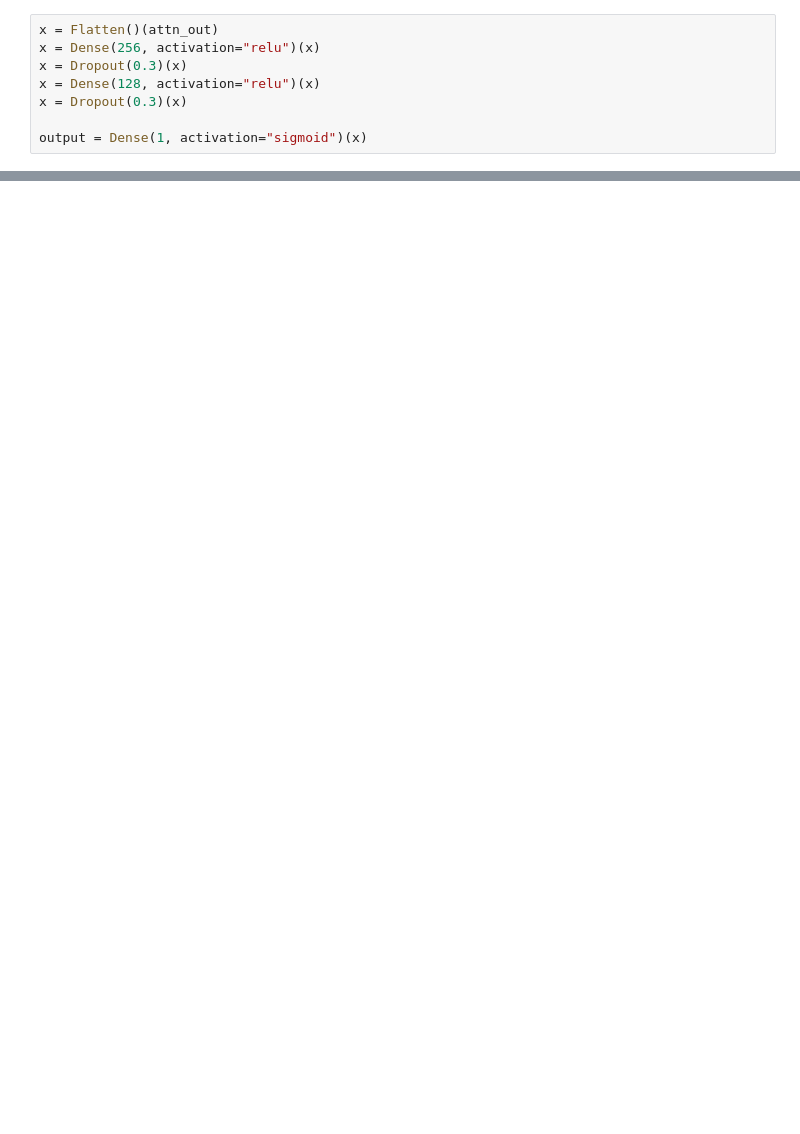
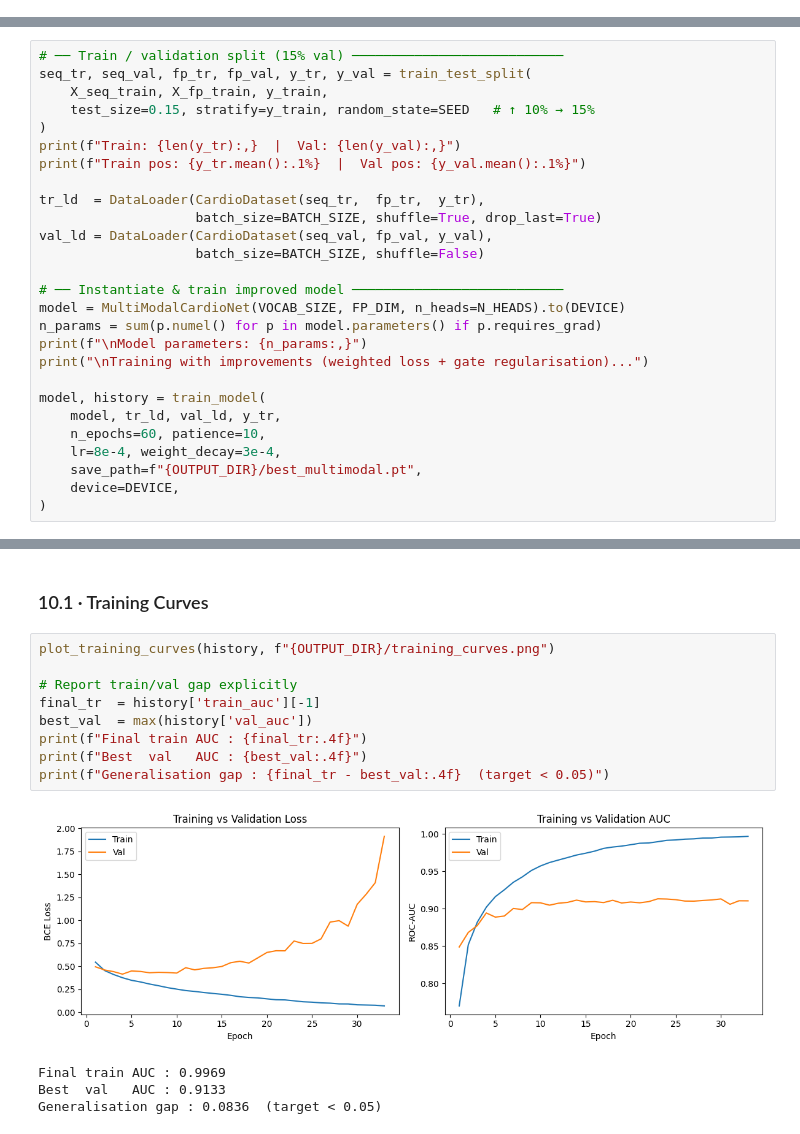
Before and after one commit to Sarthak-Chauhan-Git/Drug-induced-cardiotoxicity-classification-model, a Jupyter notebook: Cardiotoxicity.ipynb, the cells around one changed output, grey strips where cells are left out. Saved outputs shown, nothing was run; the diff lists cells and outputs as text; blank space fills up the shorter version.

```diff
--- a/Cardiotoxicity.ipynb
+++ b/Cardiotoxicity.ipynb
@@ -861,8 +2,0 @@ attn_out = LayerNormalization()(attn_out)
-# %%
-x = Flatten()(attn_out)
-x = Dense(256, activation="relu")(x)
-x = Dropout(0.3)(x)
-x = Dense(128, activation="relu")(x)
-x = Dropout(0.3)(x)
-
-output = Dense(1, activation="sigmoid")(x)
@@ -1142,0 +1105,27 @@ plot_training_curves_auc(
+# %%
+# ── Train / validation split (15% val) ───────────────────────────
+seq_tr, seq_val, fp_tr, fp_val, y_tr, y_val = train_test_split(
+    X_seq_train, X_fp_train, y_train,
+    test_size=0.15, stratify=y_train, random_state=SEED   # ↑ 10% → 15%
+)
+print(f"Train: {len(y_tr):,}  |  Val: {len(y_val):,}")
+print(f"Train pos: {y_tr.mean():.1%}  |  Val pos: {y_val.mean():.1%}")
+
+tr_ld  = DataLoader(CardioDataset(seq_tr,  fp_tr,  y_tr),
+                    batch_size=BATCH_SIZE, shuffle=True, drop_last=True)
+val_ld = DataLoader(CardioDataset(seq_val, fp_val, y_val),
+                    batch_size=BATCH_SIZE, shuffle=False)
+
+# ── Instantiate & train improved model ───────────────────────────
+model = MultiModalCardioNet(VOCAB_SIZE, FP_DIM, n_heads=N_HEADS).to(DEVICE)
+n_params = sum(p.numel() for p in model.parameters() if p.requires_grad)
+print(f"\nModel parameters: {n_params:,}")
+print("\nTraining with improvements (weighted loss + gate regularisation)...")
+
+model, history = train_model(
+    model, tr_ld, val_ld, y_tr,
+    n_epochs=60, patience=10,
+    lr=8e-4, weight_decay=3e-4,
+    save_path=f"{OUTPUT_DIR}/best_multimodal.pt",
+    device=DEVICE,
+)
@@ -1142,0 +1148,16 @@ plot_training_curves_auc(
+# %% [markdown]
+### 10.1 · Training Curves
+# %%
+plot_training_curves(history, f"{OUTPUT_DIR}/training_curves.png")
+
+# Report train/val gap explicitly
+final_tr  = history['train_auc'][-1]
+best_val  = max(history['val_auc'])
+print(f"Final train AUC : {final_tr:.4f}")
+print(f"Best  val   AUC : {best_val:.4f}")
+print(f"Generalisation gap : {final_tr - best_val:.4f}  (target < 0.05)")
+# %% [output]
+[figure, added]
+Final train AUC : 0.9969
+Best  val   AUC : 0.9133
+Generalisation gap : 0.0836  (target < 0.05)
```
Also changed, not shown: parts of 146 cells of this notebook.
